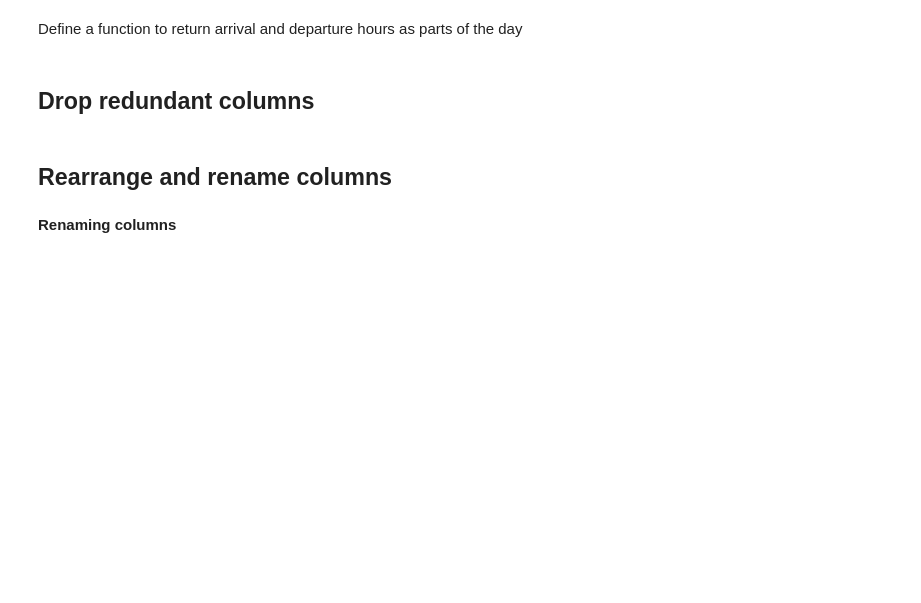
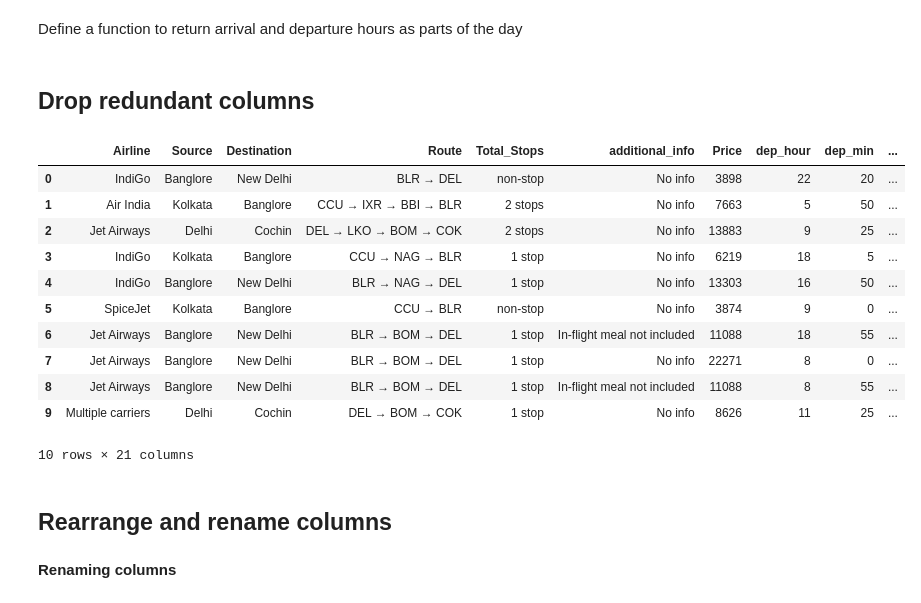
Before and after one commit to HendKordy/flights_analysis, a Jupyter notebook: data_cleaning/data_cleaning.ipynb, the cells around one changed output. Cells and saved outputs as stored; diff of their text form; code cells hidden in the pictures; blank space fills up the shorter version.

```diff
--- a/data_cleaning/data_cleaning.ipynb
+++ b/data_cleaning/data_cleaning.ipynb
@@ -225,6 +225,21 @@ df.drop(['Duration'], axis=1, inplace=True)
 #Route contains the name of cities and the number of stops. This info is already given in the Total_Stops and Destination and Source columns
 #thus, we will drop Route
 # df.drop(['Route'], axis=1, inplace=True)
+# %%
+df.head(10)
+# %% [output]
+|  | Airline | Source | Destination | Route | Total_Stops | additional_info | Price | dep_hour | dep_min | ... |
+| 0 | IndiGo | Banglore | New Delhi | BLR → DEL | non-stop | No info | 3898 | 22 | 20 | ... |
+| 1 | Air India | Kolkata | Banglore | CCU → IXR → BBI → BLR | 2 stops | No info | 7663 | 5 | 50 | ... |
+| 2 | Jet Airways | Delhi | Cochin | DEL → LKO → BOM → COK | 2 stops | No info | 13883 | 9 | 25 | ... |
+| 3 | IndiGo | Kolkata | Banglore | CCU → NAG → BLR | 1 stop | No info | 6219 | 18 | 5 | ... |
+| 4 | IndiGo | Banglore | New Delhi | BLR → NAG → DEL | 1 stop | No info | 13303 | 16 | 50 | ... |
+| 5 | SpiceJet | Kolkata | Banglore | CCU → BLR | non-stop | No info | 3874 | 9 | 0 | ... |
+| 6 | Jet Airways | Banglore | New Delhi | BLR → BOM → DEL | 1 stop | In-flight meal not included | 11088 | 18 | 55 | ... |
+| 7 | Jet Airways | Banglore | New Delhi | BLR → BOM → DEL | 1 stop | No info | 22271 | 8 | 0 | ... |
+| 8 | Jet Airways | Banglore | New Delhi | BLR → BOM → DEL | 1 stop | In-flight meal not included | 11088 | 8 | 55 | ... |
+| 9 | Multiple carriers | Delhi | Cochin | DEL → BOM → COK | 1 stop | No info | 8626 | 11 | 25 | ... |
+10 rows × 21 columns
 # %% [markdown]
 ## Rearrange and rename columns
 # %% [markdown]
```
Also changed, not shown: parts of 4 cells of this notebook, 2 other files.
